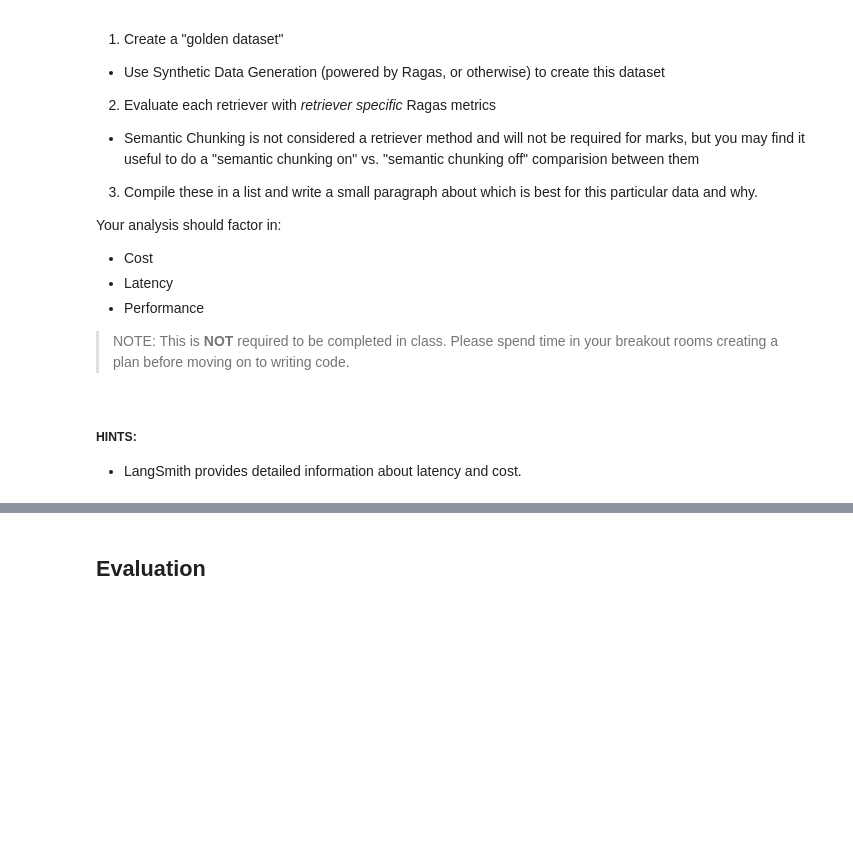
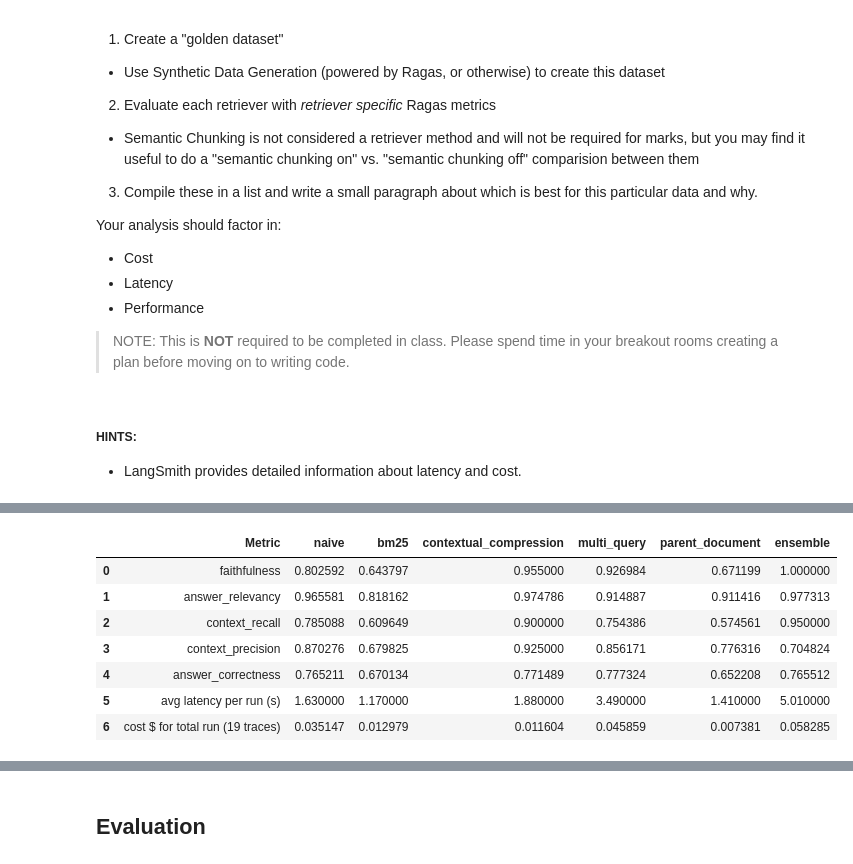
Before and after one commit to yinong0313/AIE4, a Jupyter notebook: Week 7/Day 2/Advanced_Retrieval_with_LangChain_Assignment.ipynb, the cells around one changed output, grey strips where cells are left out. Cells and saved outputs as stored; diff of their text form; code cells hidden in the pictures; blank space fills up the shorter version.

```diff
--- a/Week 7/Day 2/Advanced_Retrieval_with_LangChain_Assignment.ipynb
+++ b/Week 7/Day 2/Advanced_Retrieval_with_LangChain_Assignment.ipynb
@@ -601,0 +608,25 @@ print(documents[0].metadata)
+# %%
+import pandas as pd
+data = {
+    'Metric': ['faithfulness', 'answer_relevancy', 'context_recall', 'context_precision',
+               'answer_correctness','avg latency per run (s)','cost $ for total run (19 traces)'],
+    'naive': [0.802592, 0.965581, 0.785088, 0.870276, 0.765211, 1.63, 0.035147],
+    'bm25': [0.643797, 0.818162, 0.609649, 0.679825, 0.670134, 1.17, 0.0129795],
+    'contextual_compression': [0.955000, 0.974786, 0.900000, 0.925000, 0.771489, 1.88, 0.0116043],
+    'multi_query': [0.926984, 0.914887, 0.754386, 0.856171, 0.777324, 3.49, 0.045859],
+    'parent_document': [0.671199, 0.911416, 0.574561, 0.776316, 0.652208, 1.41, 0.007381],
+    'ensemble': [1.000000, 0.977313, 0.950000, 0.704824, 0.765512, 5.01, 0.058285349]
+
+}
+
+df = pd.DataFrame(data)
+df
+# %% [output]
+|  | Metric | naive | bm25 | contextual_compression | multi_query | parent_document | ensemble |
+| 0 | faithfulness | 0.802592 | 0.643797 | 0.955000 | 0.926984 | 0.671199 | 1.000000 |
+| 1 | answer_relevancy | 0.965581 | 0.818162 | 0.974786 | 0.914887 | 0.911416 | 0.977313 |
+| 2 | context_recall | 0.785088 | 0.609649 | 0.900000 | 0.754386 | 0.574561 | 0.950000 |
+| 3 | context_precision | 0.870276 | 0.679825 | 0.925000 | 0.856171 | 0.776316 | 0.704824 |
+| 4 | answer_correctness | 0.765211 | 0.670134 | 0.771489 | 0.777324 | 0.652208 | 0.765512 |
+| 5 | avg latency per run (s) | 1.630000 | 1.170000 | 1.880000 | 3.490000 | 1.410000 | 5.010000 |
+| 6 | cost $ for total run (19 traces) | 0.035147 | 0.012979 | 0.011604 | 0.045859 | 0.007381 | 0.058285 |
```
Also changed, not shown: parts of 34 cells of this notebook.
